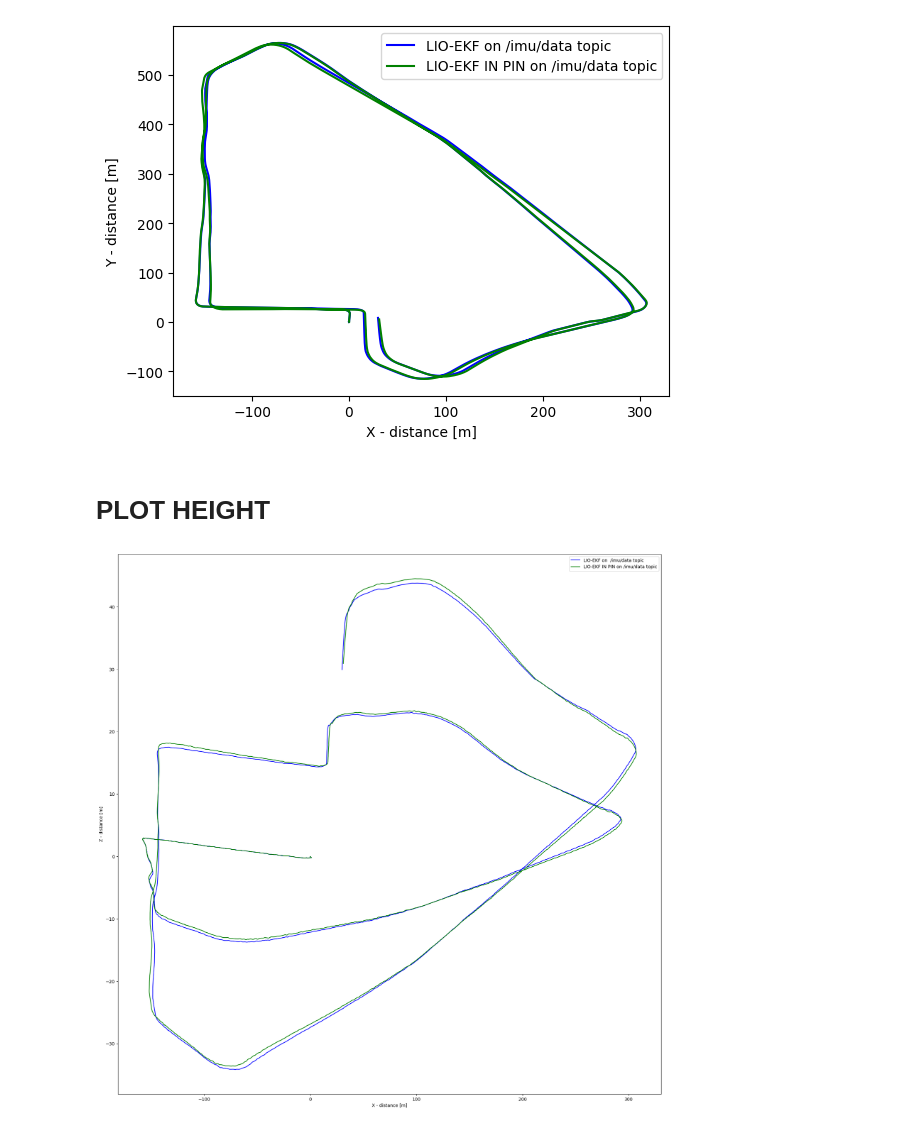
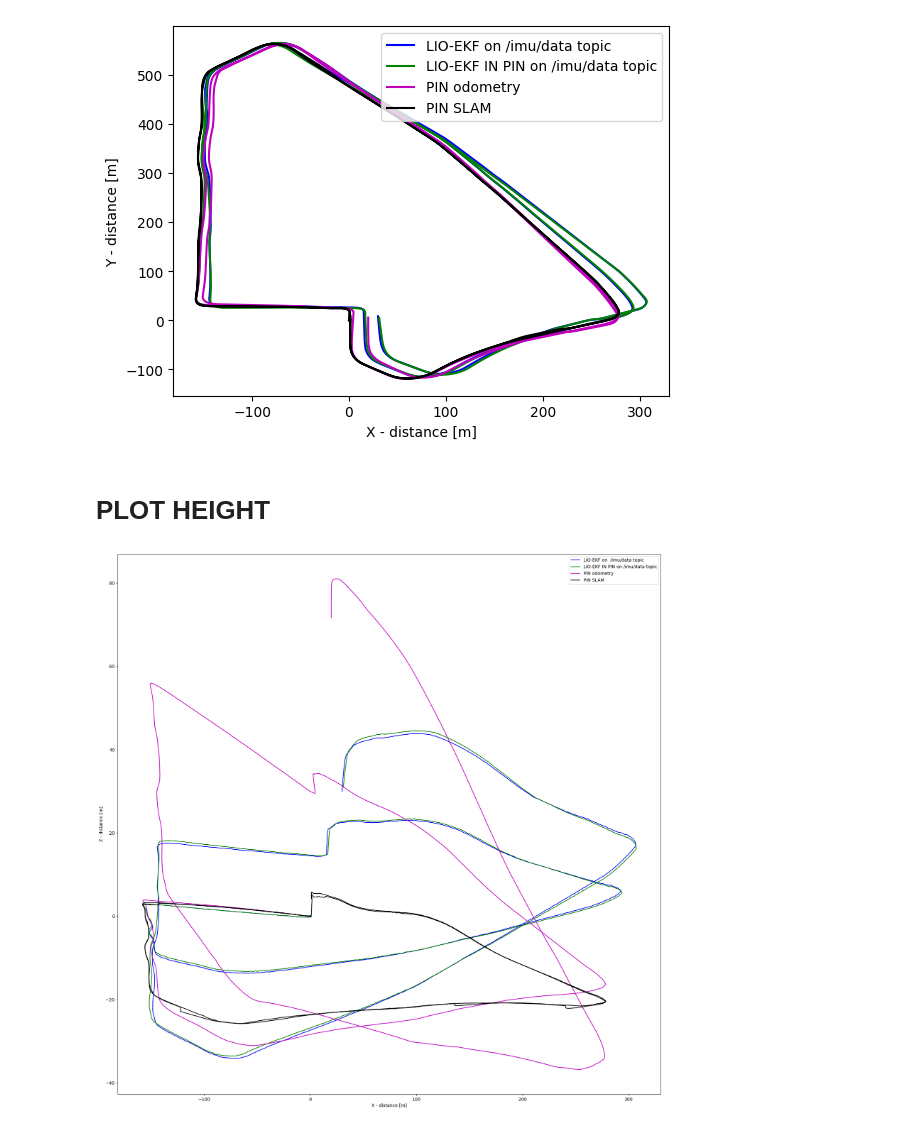
Before and after one commit to ohmohmpr/PINI, a Jupyter notebook: ohm/plot_path/path_urbanNav.ipynb, the cells around one changed output. Cells and saved outputs as stored; diff of their text form; code cells hidden in the pictures.

```diff
--- a/ohm/plot_path/path_urbanNav.ipynb
+++ b/ohm/plot_path/path_urbanNav.ipynb
@@ -6,8 +6,8 @@ LIOEKF_imu_data = np.loadtxt('../dataset/rosbag/urbanNav/lio_ekf.txt', usecols=(
 LIOEKF_IN_PIN_imu_data = np.loadtxt('../dataset/rosbag/urbanNav/pin_lio_ekf_odo.txt', usecols=(1,2,3), skiprows=63, unpack=True)
 # LIOEKF_IN_PIN_camera_imu = np.loadtxt('../dataset/rosbag/m2dgr/street_03/handsfree_imu/pin_lio_ekf_odo_camera.txt', usecols=(1,2,3), skiprows=63, unpack=True)
 # LIOEKF_IN_PIN_dvs_imu = np.loadtxt('../dataset/rosbag/m2dgr/street_03/handsfree_imu/pin_lio_ekf_odo_dvs.txt', usecols=(1,2,3), skiprows=63, unpack=True)
-# pin_odom = np.loadtxt('../dataset/rosbag/m2dgr/street_03/odom_poses_kitti.txt', delimiter=' ', usecols=(3, 7, 11), unpack=True)
-# pin_slam = np.loadtxt('../dataset/rosbag/m2dgr/street_03/slam_poses_kitti.txt', delimiter=' ', usecols=(3, 7, 11), unpack=True)
+pin_odom = np.loadtxt('../dataset/rosbag/urbanNav/odom_poses_kitti.txt', delimiter=' ', usecols=(3, 7, 11), unpack=True)
+pin_slam = np.loadtxt('../dataset/rosbag/urbanNav/slam_poses_kitti.txt', delimiter=' ', usecols=(3, 7, 11), unpack=True)
 # %%
 # trans = np.array([[ 0,  0,  1],
 #                   [-1,  0,  0],
@@ -41,8 +41,8 @@ plt.plot(LIOEKF_imu_data[0], LIOEKF_imu_data[1], label='LIO-EKF on /imu/data top
 plt.plot(LIOEKF_IN_PIN_imu_data[0], LIOEKF_IN_PIN_imu_data[1], label='LIO-EKF IN PIN on /imu/data topic', color='g')
 # plt.plot(LIOEKF_IN_PIN_camera_imu[0], LIOEKF_IN_PIN_camera_imu[1], label='LIO-EKF IN PIN on /camera/imu topic', color='r')
 # plt.plot(LIOEKF_IN_PIN_dvs_imu[0], LIOEKF_IN_PIN_dvs_imu[1], label='LIO-EKF IN PIN on /dvs/imu topic', color='c')
-# plt.plot(pin_odom[0], pin_odom[1], label='PIN odometry', color='m')
-# plt.plot(pin_slam[0], pin_slam[1], label='PIN SLAM', color='k')
+plt.plot(pin_odom[0], pin_odom[1], label='PIN odometry', color='m')
+plt.plot(pin_slam[0], pin_slam[1], label='PIN SLAM', color='k')
 
 plt.legend()
 plt.rcParams["figure.figsize"] = (22, 22)
@@ -51,7 +51,7 @@ plt.xlabel('X - distance [m]')
 plt.ylabel('Y - distance [m]')
 plt.show()
 # %% [output]
-[figure, old version]
+[figure, new version]
 # %%
 # plt.plot(LIOEKF_handsfree_imu[0], LIOEKF_handsfree_imu[1], label='LIO-EKF on /handsfree/imu topic', color='b')
 # plt.plot(LIOEKF_IN_PIN_handsfree_imu[0], LIOEKF_IN_PIN_handsfree_imu[1], label='LIO-EKF IN PIN on /handsfree/imu topic', color='g')
@@ -127,16 +127,16 @@ plt.show()
 # %%
 plt.plot(LIOEKF_imu_data[0], LIOEKF_imu_data[2], label='LIO-EKF on  /imu/data topic', color='b')
 plt.plot(LIOEKF_IN_PIN_imu_data[0], LIOEKF_IN_PIN_imu_data[2], label='LIO-EKF IN PIN on /imu/data topic', color='g')
 # plt.plot(LIOEKF_IN_PIN_camera_imu[0], LIOEKF_IN_PIN_camera_imu[2], label='LIO-EKF IN PIN on /camera/imu topic', color='r')
 # plt.plot(LIOEKF_IN_PIN_dvs_imu[0], LIOEKF_IN_PIN_dvs_imu[2], label='LIO-EKF IN PIN on /dvs/imu topic', color='c')
-# plt.plot(pin_odom[0], pin_odom[2], label='PIN odometry', color='m')
-# plt.plot(pin_slam[0], pin_slam[2], label='PIN SLAM', color='k')
+plt.plot(pin_odom[0], pin_odom[2], label='PIN odometry', color='m')
+plt.plot(pin_slam[0], pin_slam[2], label='PIN SLAM', color='k')
 
 plt.legend()
 plt.rcParams["figure.figsize"] = (20, 20)
 
 plt.xlabel('X - distance [m]')
 plt.ylabel('Z - distance [m]')
 plt.show()
 # %% [output]
-[figure, old version]
+[figure, new version]
```
Also changed, not shown: parts of 1 cell of this notebook, 8 other files.
